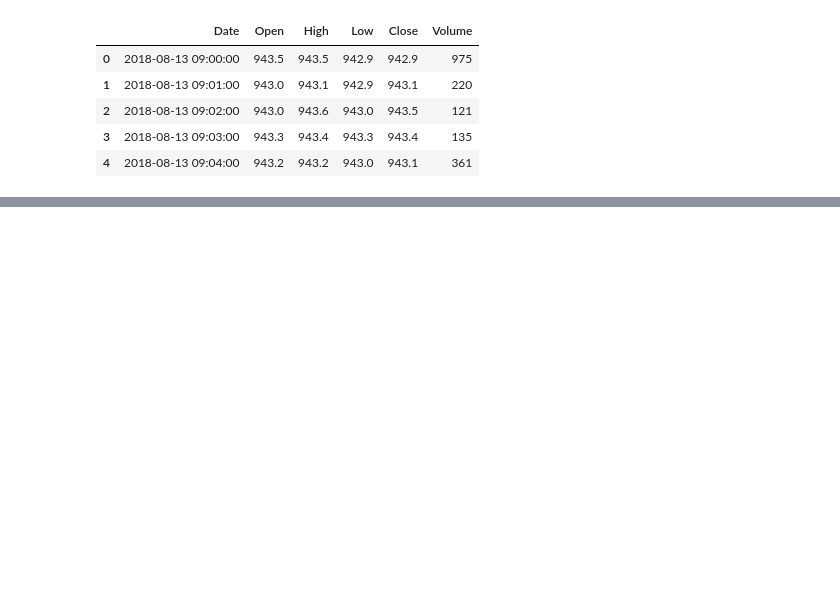
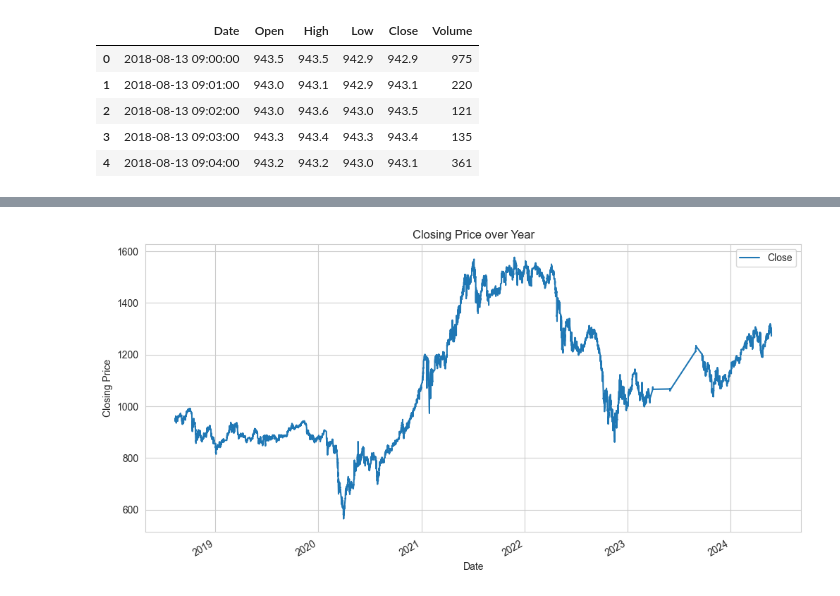
Before and after one commit to NgDMTruc/DSP_vn30f, a Jupyter notebook: notebook.ipynb, the cells around one changed output, grey strips where cells are left out. Cells and saved outputs as stored; diff of their text form; code cells hidden in the pictures; blank space fills up the shorter version.

```diff
--- a/notebook.ipynb
+++ b/notebook.ipynb
@@ -81,0 +141,8 @@ df.head()
+# %%
+sub_df['Close'].plot(legend=True, figsize = (12, 6))
+plt.xlabel('Date')
+plt.ylabel('Closing Price')
+plt.title('Closing Price over Year')
+plt.show()
+# %% [output]
+[figure, added]
```
Also changed, not shown: parts of 23 cells of this notebook.
